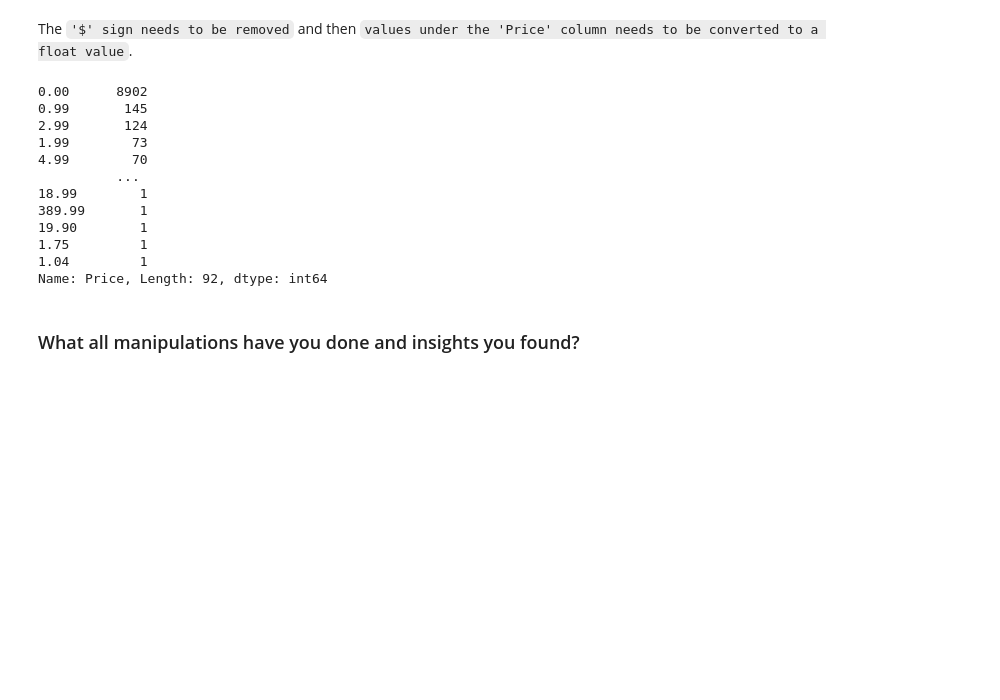
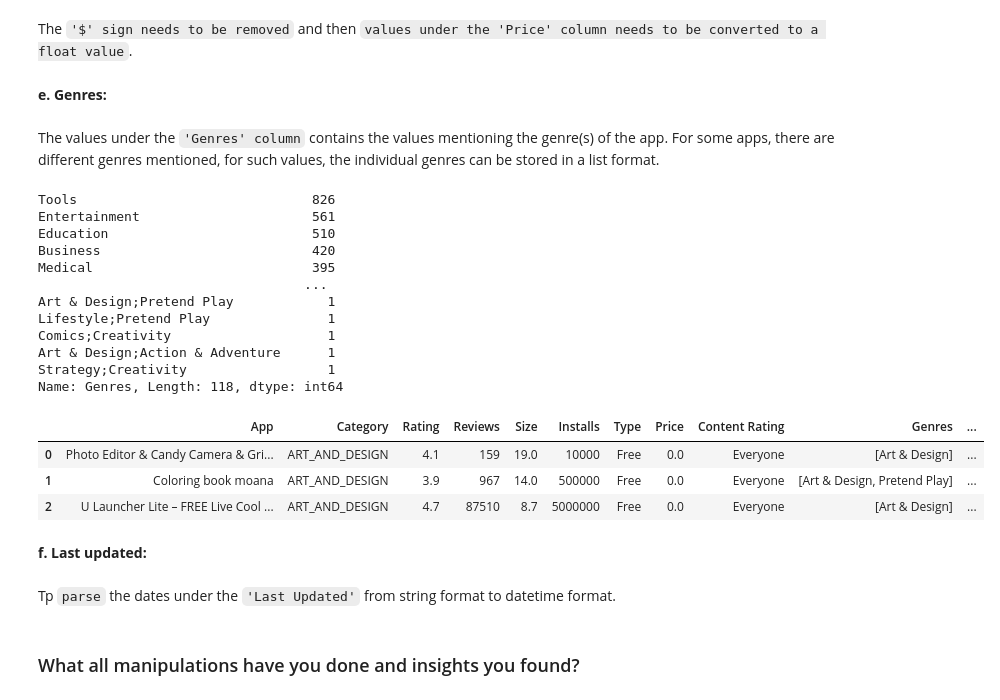
Before and after one commit to dipankarsahu1000/Play-Store-App-Review-Analysis, a Jupyter notebook: Play_Store_App_Review_Analysis.ipynb, the cells around one changed output. Saved outputs shown, nothing was run; the diff lists cells and outputs as text; code cells hidden in the pictures; blank space fills up the shorter version.

```diff
--- a/Play_Store_App_Review_Analysis.ipynb
+++ b/Play_Store_App_Review_Analysis.ipynb
@@ -830,21 +838,40 @@ def string_to_float(value):
   return float(value)
 # %%
 ps_df['Price'] = ps_df['Price'].apply(string_to_float)
+# %% [markdown]
+**e. Genres:**
+# %% [markdown]
+The values under the `'Genres' column` contains the values mentioning the genre(s) of the app. For some apps, there are different genres mentioned, for such values, the individual genres can be stored in a list format.
 # %%
-ps_df['Price'].value_counts()
+ps_df['Genres'].value_counts()
 # %% [output]
-0.00      8902
-0.99       145
-2.99       124
-1.99        73
-4.99        70
-          ...
-18.99        1
-389.99       1
-19.90        1
-1.75         1
-1.04         1
-Name: Price, Length: 92, dtype: int64
+Tools                              826
+Entertainment                      561
+Education                          510
+Business                           420
+Medical                            395
+                                  ...
+Art & Design;Pretend Play            1
+Lifestyle;Pretend Play               1
+Comics;Creativity                    1
+Art & Design;Action & Adventure      1
+Strategy;Creativity                  1
+Name: Genres, Length: 118, dtype: int64
+# %%
+# Splitting the different genres mentioned as individual string values, then storing them in lists.
+ps_df['Genres'] = ps_df['Genres'].apply(lambda x: x.split(";"))
+# %%
+# Checking:
+ps_df.head(3)
+# %% [output]
+|  | App | Category | Rating | Reviews | Size | Installs | Type | Price | Content Rating | Genres | ... |
+| 0 | Photo Editor & Candy Camera & Gri... | ART_AND_DESIGN | 4.1 | 159 | 19.0 | 10000 | Free | 0.0 | Everyone | [Art & Design] | ... |
+| 1 | Coloring book moana | ART_AND_DESIGN | 3.9 | 967 | 14.0 | 500000 | Free | 0.0 | Everyone | [Art & Design, Pretend Play] | ... |
+| 2 | U Launcher Lite – FREE Live Cool ... | ART_AND_DESIGN | 4.7 | 87510 | 8.7 | 5000000 | Free | 0.0 | Everyone | [Art & Design] | ... |
+# %% [markdown]
+**f. Last updated:**
+# %% [markdown]
+Tp `parse` the dates under the `'Last Updated'` from string format to datetime format.
 # %% [markdown]
 ### What all manipulations have you done and insights you found?
 # %% [markdown]
```
Also changed, not shown: parts of 5 cells of this notebook.
